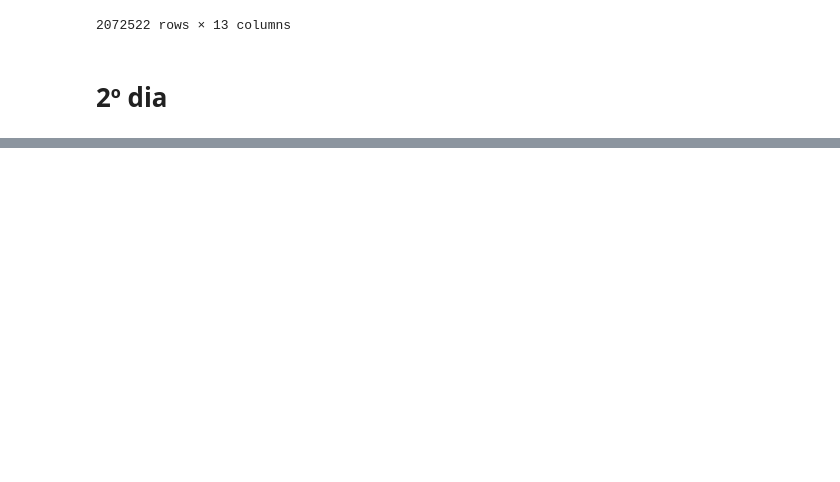
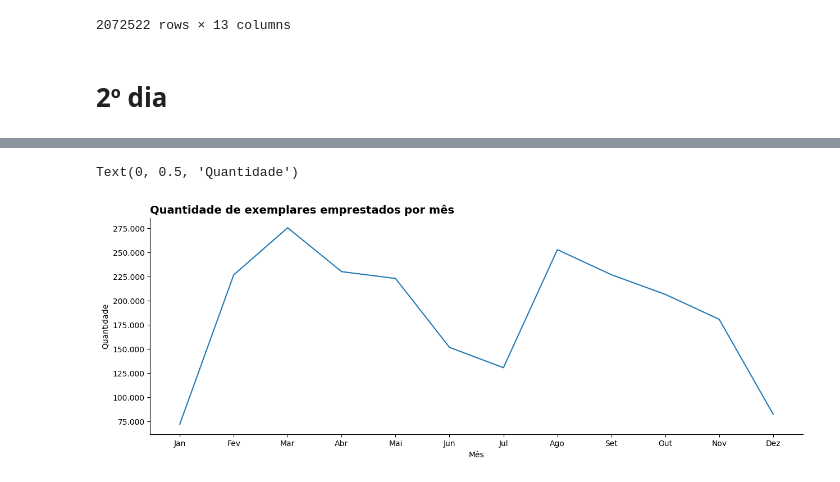
Before and after one commit to anacastrocc/-7DaysOfCode, a Jupyter notebook: _7DaysOfCode.ipynb, the cells around one changed output, grey strips where cells are left out. Drawn from its saved outputs; the diff is of its cells as text; code cells hidden in the pictures; blank space fills up the shorter version.

```diff
--- a/_7DaysOfCode.ipynb
+++ b/_7DaysOfCode.ipynb
@@ -234,0 +454,11 @@ emprestimos_acervo.head()
+# %%
+emprestimos_data['data'] = pd.to_datetime(emprestimos_data['data'])
+emprestimos_data['mes'] = emprestimos_data['data'].dt.month
+quantidade_por_mes = emprestimos_data.groupby('mes')['quantidade'].sum().reset_index()
+meses_nomes= {
+    1: 'Jan', 2: 'Fev', 3: 'Mar', 4: 'Abr', 5: 'Mai', 6: 'Jun',
+    7: 'Jul', 8: 'Ago', 9: 'Set', 10: 'Out', 11: 'Nov', 12: 'Dez'
+}
+
+quantidade_por_mes['mes'] = quantidade_por_mes['mes'].map(meses_nomes)
+quantidade_por_mes
@@ -234,0 +479,13 @@ emprestimos_acervo.head()
+# %%
+fig, ax = plt.subplots(figsize=(15, 5))
+
+ax = sns.lineplot(data= quantidade_por_mes, y= 'quantidade', x= 'mes')
+ax.yaxis.set_major_formatter(ticker.FuncFormatter(lambda x, p: format(int(x), ',').replace(',','.')))
+ax.set_title('Quantidade de exemplares emprestados por mês', fontsize=14, loc='left',weight='bold')
+ax.spines['top'].set_visible(False)
+ax.spines['right'].set_visible(False)
+ax.set_xlabel('Mês')
+ax.set_ylabel('Quantidade')
+# %% [output]
+Text(0, 0.5, 'Quantidade')
+[figure, added]
```
Also changed, not shown: parts of 34 cells of this notebook.
